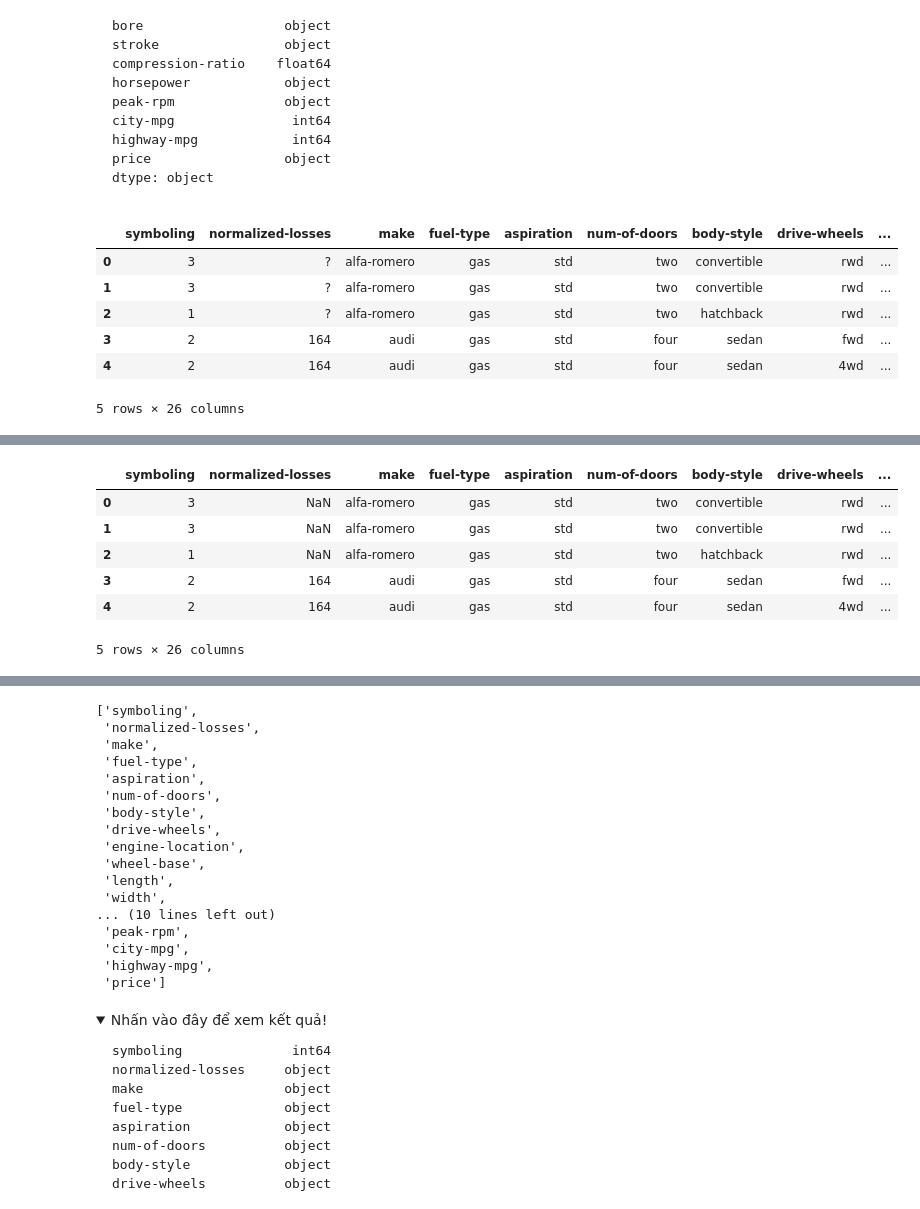
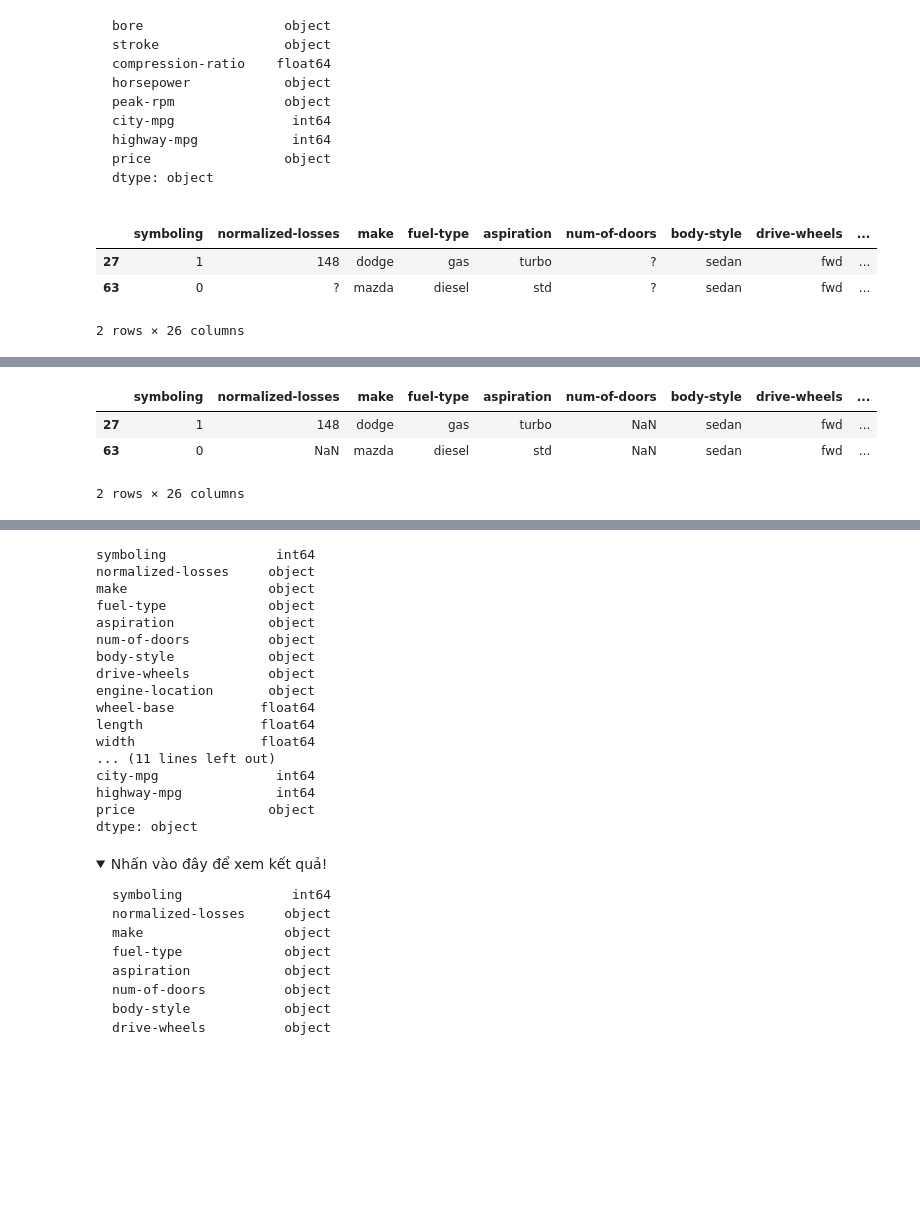
Before and after one commit to nguyennamphu/pythforml, a Jupyter notebook: Dataframe_Bai_lam_them_2 (Part 2).ipynb, the cells around one changed output, grey strips where cells are left out. Cells and saved outputs as stored; diff of their text form; code cells hidden in the pictures; folded sections open; blank space fills up the shorter version.

```diff
--- a/Dataframe_Bai_lam_them_2 (Part 2).ipynb
+++ b/Dataframe_Bai_lam_them_2 (Part 2).ipynb
@@ -102,14 +102,12 @@ dtype: object</pre>
 # %%
 # Liệt kê 5 dòng dữ liệu đầu tiên (head) của df
 df.head()
+df[df["num-of-doors"] == "?"]
 # %% [output]
 |  | symboling | normalized-losses | make | fuel-type | aspiration | num-of-doors | body-style | drive-wheels | ... |
-| 0 | 3 | ? | alfa-romero | gas | std | two | convertible | rwd | ... |
-| 1 | 3 | ? | alfa-romero | gas | std | two | convertible | rwd | ... |
-| 2 | 1 | ? | alfa-romero | gas | std | two | hatchback | rwd | ... |
-| 3 | 2 | 164 | audi | gas | std | four | sedan | fwd | ... |
-| 4 | 2 | 164 | audi | gas | std | four | sedan | 4wd | ... |
+| 27 | 1 | 148 | dodge | gas | turbo | ? | sedan | fwd | ... |
+| 63 | 0 | ? | mazda | diesel | std | ? | sedan | fwd | ... |
-5 rows × 26 columns
+2 rows × 26 columns
 # %% [markdown]
 <details>
   <summary>Nhấn vào đây để xem kết quả!</summary>
@@ -283,17 +281,14 @@ df.head()
 </details>
 # %%
 # Câu 2: Trong tập dữ liệu, có một số dữ liệu bị thiếu đi kèm với dấu ? , bạn hãy thay thế các dữ liệu này thành NaN
-df = df.replace(to_replace ="?",value ="NaN")
+df = df.replace(to_replace ="?",value=np.nan)
 # In lại 5 dòng dữ liệu đầu tiên của df
-df.head()
+df[df["num-of-doors"].isna()]
 # %% [output]
 |  | symboling | normalized-losses | make | fuel-type | aspiration | num-of-doors | body-style | drive-wheels | ... |
-| 0 | 3 | NaN | alfa-romero | gas | std | two | convertible | rwd | ... |
-| 1 | 3 | NaN | alfa-romero | gas | std | two | convertible | rwd | ... |
-| 2 | 1 | NaN | alfa-romero | gas | std | two | hatchback | rwd | ... |
-| 3 | 2 | 164 | audi | gas | std | four | sedan | fwd | ... |
-| 4 | 2 | 164 | audi | gas | std | four | sedan | 4wd | ... |
+| 27 | 1 | 148 | dodge | gas | turbo | NaN | sedan | fwd | ... |
+| 63 | 0 | NaN | mazda | diesel | std | NaN | sedan | fwd | ... |
-5 rows × 26 columns
+2 rows × 26 columns
 # %% [markdown]
 <details>
   <summary>Nhấn vào đây để xem kết quả!</summary>
@@ -488,25 +483,25 @@ df.head()
 # 19. price: continuous from 5118 to 45400.
 # %%
 # In lại kiểu dữ liệu các cột của df
-headers
+df.dtypes
 # %% [output]
-['symboling',
- 'normalized-losses',
- 'make',
- 'fuel-type',
- 'aspiration',
- 'num-of-doors',
- 'body-style',
- 'drive-wheels',
- 'engine-location',
- 'wheel-base',
- 'length',
- 'width',
-... (10 lines left out)
- 'peak-rpm',
- 'city-mpg',
- 'highway-mpg',
- 'price']
+symboling              int64
+normalized-losses     object
+make                  object
+fuel-type             object
+aspiration            object
+num-of-doors          object
+body-style            object
+drive-wheels          object
+engine-location       object
+wheel-base           float64
+length               float64
+width                float64
+... (11 lines left out)
+city-mpg               int64
+highway-mpg            int64
+price                 object
+dtype: object
 # %% [markdown]
 <details>
   <summary>Nhấn vào đây để xem kết quả!</summary>
```
Also changed, not shown: parts of 3 cells of this notebook, 3 other files.
